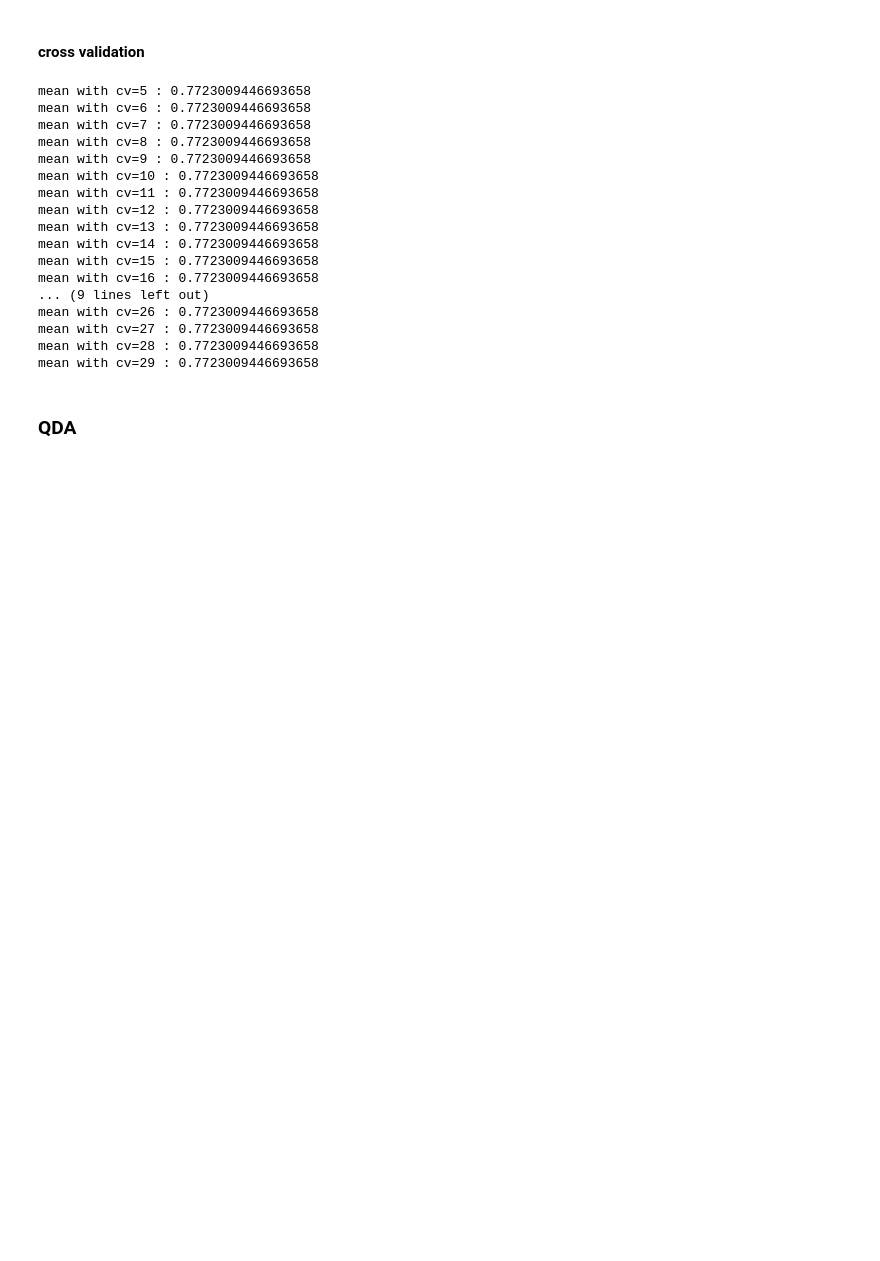
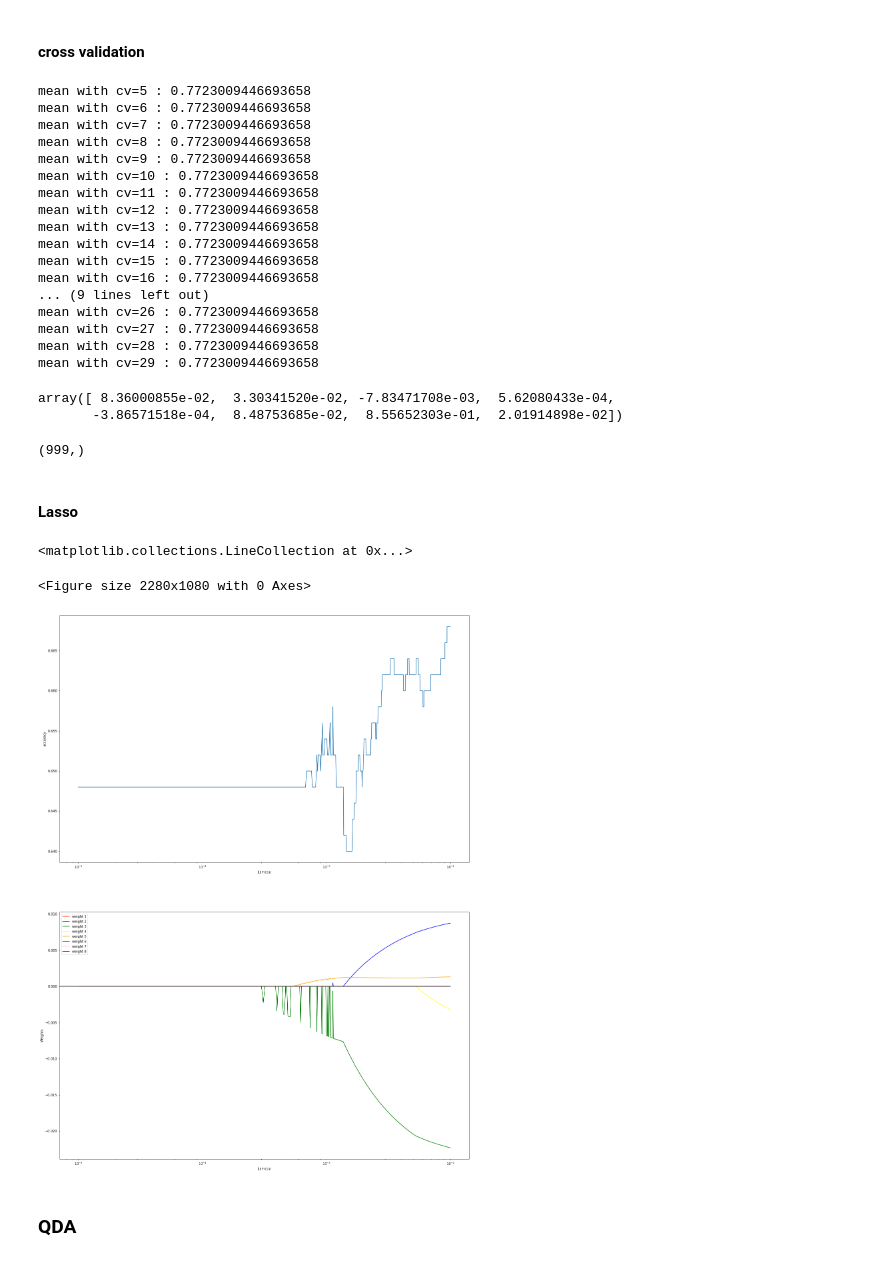
Before and after one commit to LucasColas/Machine-Learning-Analysis-of-Diabetes, a Jupyter notebook: Machine_Learning_Analysis_of_Diabetes.ipynb, the cells around one changed output. Saved outputs shown, nothing was run; the diff lists cells and outputs as text; code cells hidden in the pictures; blank space fills up the shorter version.

Commit message:
Use of Lasso method.

```diff
--- a/Machine_Learning_Analysis_of_Diabetes.ipynb
+++ b/Machine_Learning_Analysis_of_Diabetes.ipynb
@@ -218,6 +244,56 @@ mean with cv=26 : 0.7723009446693658
 mean with cv=27 : 0.7723009446693658
 mean with cv=28 : 0.7723009446693658
 mean with cv=29 : 0.7723009446693658
+# %%
+LR.coef_.ravel()
+# %% [output]
+array([ 8.36000855e-02,  3.30341520e-02, -7.83471708e-03,  5.62080433e-04,
+       -3.86571518e-04,  8.48753685e-02,  8.55652303e-01,  2.01914898e-02])
+# %%
+alphas = np.arange(10e-6, 10e-3, 10e-6)
+res = np.zeros((alphas.shape[0], 8))
+acc = np.zeros((alphas.shape[0]))
+acc.shape
+# %% [output]
+(999,)
+# %% [markdown]
+#### Lasso
+# %%
+
+lambda_ = 0.01
+LR_Lasso = LogisticRegression(penalty='l1', solver='saga', C=lambda_, max_iter=1000)
+alphas = np.arange(10e-6, 10e-3, 10e-6)
+res = np.zeros((alphas.shape[0], 8))
+acc = np.zeros((alphas.shape[0]))
+for i,alpha in enumerate(alphas):
+  LR_Lasso = LogisticRegression(penalty='l1', solver='saga', C=alpha, max_iter=10000).fit(X_train, y_train)
+  acc[i] = LR_Lasso.score(X_train, y_train)
+  for j,coeff in enumerate(LR_Lasso.coef_.ravel()):
+    res[i,j] = coeff
+# %%
+plt.figure(figsize=(19, 9), dpi=120)
+fig, (ax1, ax2) = plt.subplots(2, 1, figsize=(22, 30))
+
+ax1.plot(alphas, acc.ravel())
+ax2.plot(alphas, res[:, 0], color='red', label='weight 1')
+ax2.plot(alphas, res[:, 1], color='blue', label='weight 2')
+ax2.plot(alphas, res[:, 2], color='green', label='weight 3')
+ax2.plot(alphas, res[:, 3], color='yellow', label='weight 4')
+ax2.plot(alphas, res[:, 4], color='orange', label='weight 5')
+ax2.plot(alphas, res[:, 5], color='purple', label='weight 6')
+ax2.plot(alphas, res[:, 6], color='pink', label='weight 7')
+ax2.plot(alphas, res[:, 7], color='black', label='weight 8')
+ax2.legend()
+
+ax1.set(xlabel='Lambda', ylabel='accuracy')
+ax2.set(xlabel='Lambda', ylabel='Weights')
+ax2.set_xscale('log')
+ax1.set_xscale('log')
+ax2.hlines(y=0, xmin=0, xmax=10e-3)
+# %% [output]
+<matplotlib.collections.LineCollection at 0x...>
+<Figure size 2280x1080 with 0 Axes>
+[figure, added]
 # %% [markdown]
 ### QDA
 # %% [markdown]
```
Also changed, not shown: parts of 11 cells of this notebook.
